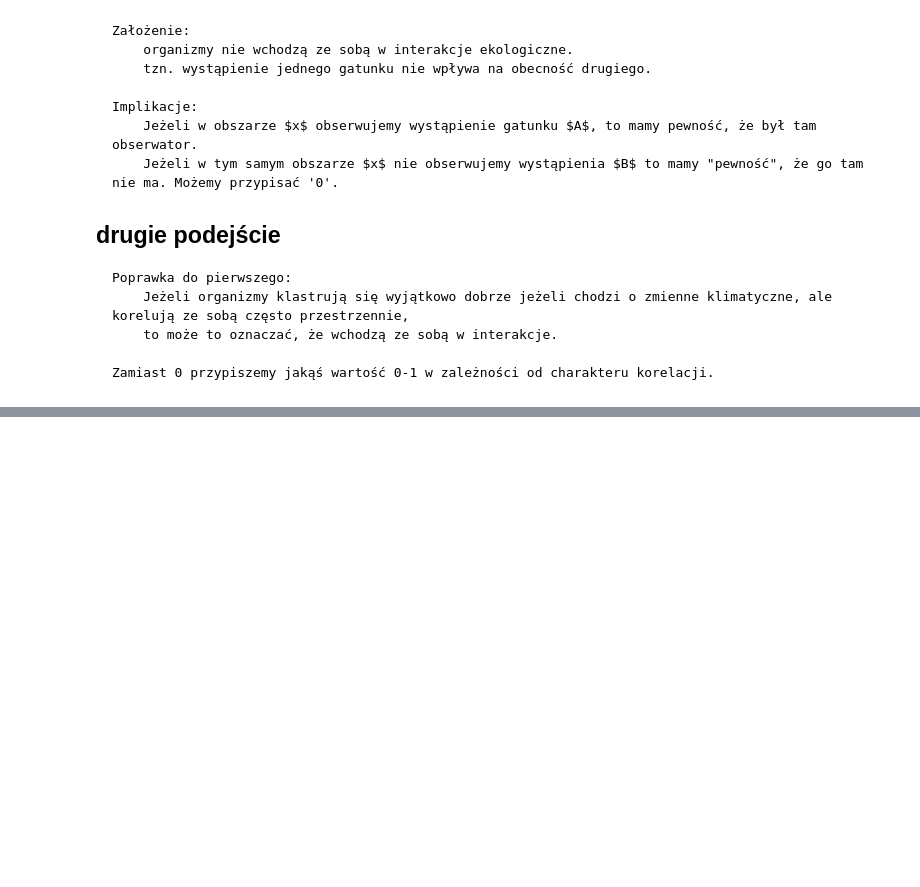
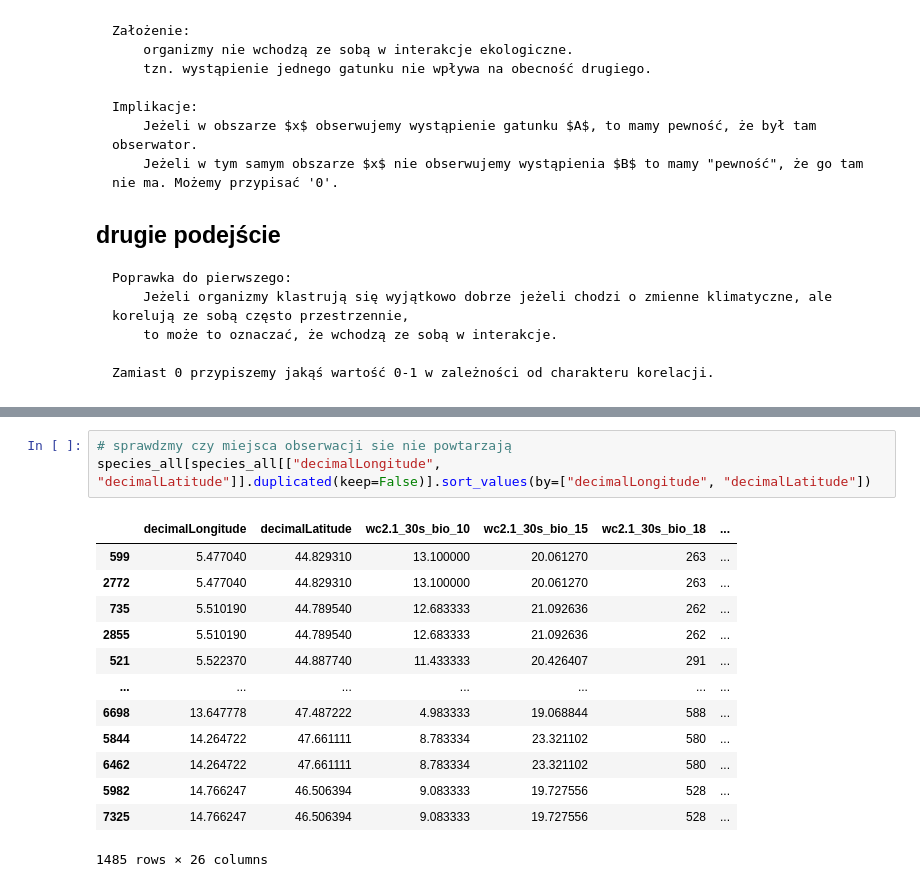
Before and after one commit to Kajsyr/Tatrzanskie-modelowanie, a Jupyter notebook: scratchbooks/scratch2.ipynb, the cells around one changed output, grey strips where cells are left out. Cells and saved outputs as stored; diff of their text form; blank space fills up the shorter version.

```diff
--- a/scratchbooks/scratch2.ipynb
+++ b/scratchbooks/scratch2.ipynb
@@ -100,2 +155,19 @@ plt.scatter(cluster_pd["lon_span"], cluster_pd["lat_span"], s = 0.1*cluster_pd["
+# %%
+# sprawdzmy czy miejsca obserwacji sie nie powtarzają
+species_all[species_all[["decimalLongitude", "decimalLatitude"]].duplicated(keep=False)].sort_values(by=["decimalLongitude", "decimalLatitude"])
+# %% [output]
+|  | decimalLongitude | decimalLatitude | wc2.1_30s_bio_10 | wc2.1_30s_bio_15 | wc2.1_30s_bio_18 | ... |
+| 599 | 5.477040 | 44.829310 | 13.100000 | 20.061270 | 263 | ... |
+| 2772 | 5.477040 | 44.829310 | 13.100000 | 20.061270 | 263 | ... |
+| 735 | 5.510190 | 44.789540 | 12.683333 | 21.092636 | 262 | ... |
+| 2855 | 5.510190 | 44.789540 | 12.683333 | 21.092636 | 262 | ... |
+| 521 | 5.522370 | 44.887740 | 11.433333 | 20.426407 | 291 | ... |
+| ... | ... | ... | ... | ... | ... | ... |
+| 6698 | 13.647778 | 47.487222 | 4.983333 | 19.068844 | 588 | ... |
+| 5844 | 14.264722 | 47.661111 | 8.783334 | 23.321102 | 580 | ... |
+| 6462 | 14.264722 | 47.661111 | 8.783334 | 23.321102 | 580 | ... |
+| 5982 | 14.766247 | 46.506394 | 9.083333 | 19.727556 | 528 | ... |
+| 7325 | 14.766247 | 46.506394 | 9.083333 | 19.727556 | 528 | ... |
+1485 rows × 26 columns
 # %%
 # do cluster_pd dodajemy kolumny dla każdego gatunku, z informacją o tym czy występuje w danym klastrze
```
Also changed, not shown: parts of 21 cells of this notebook.
